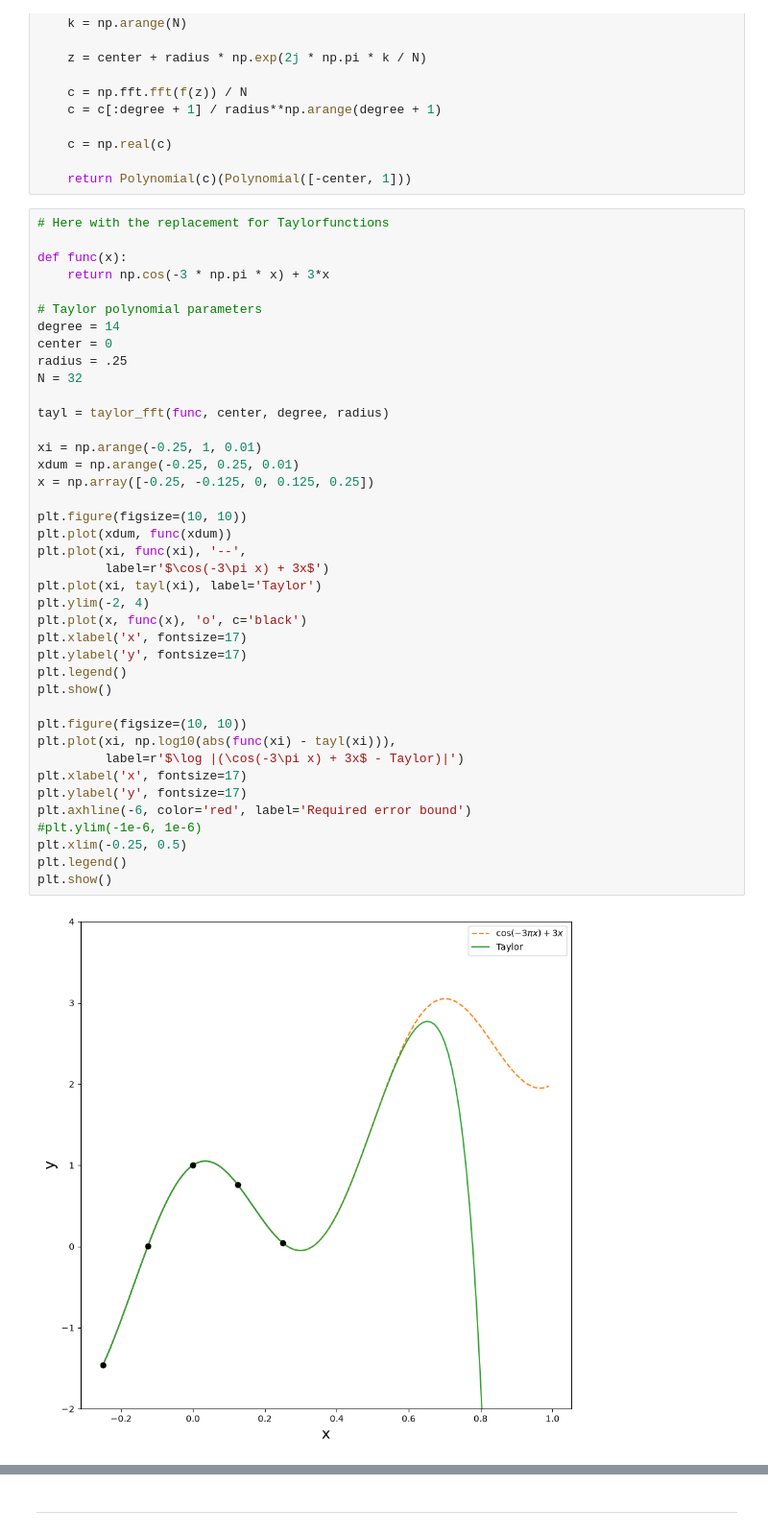
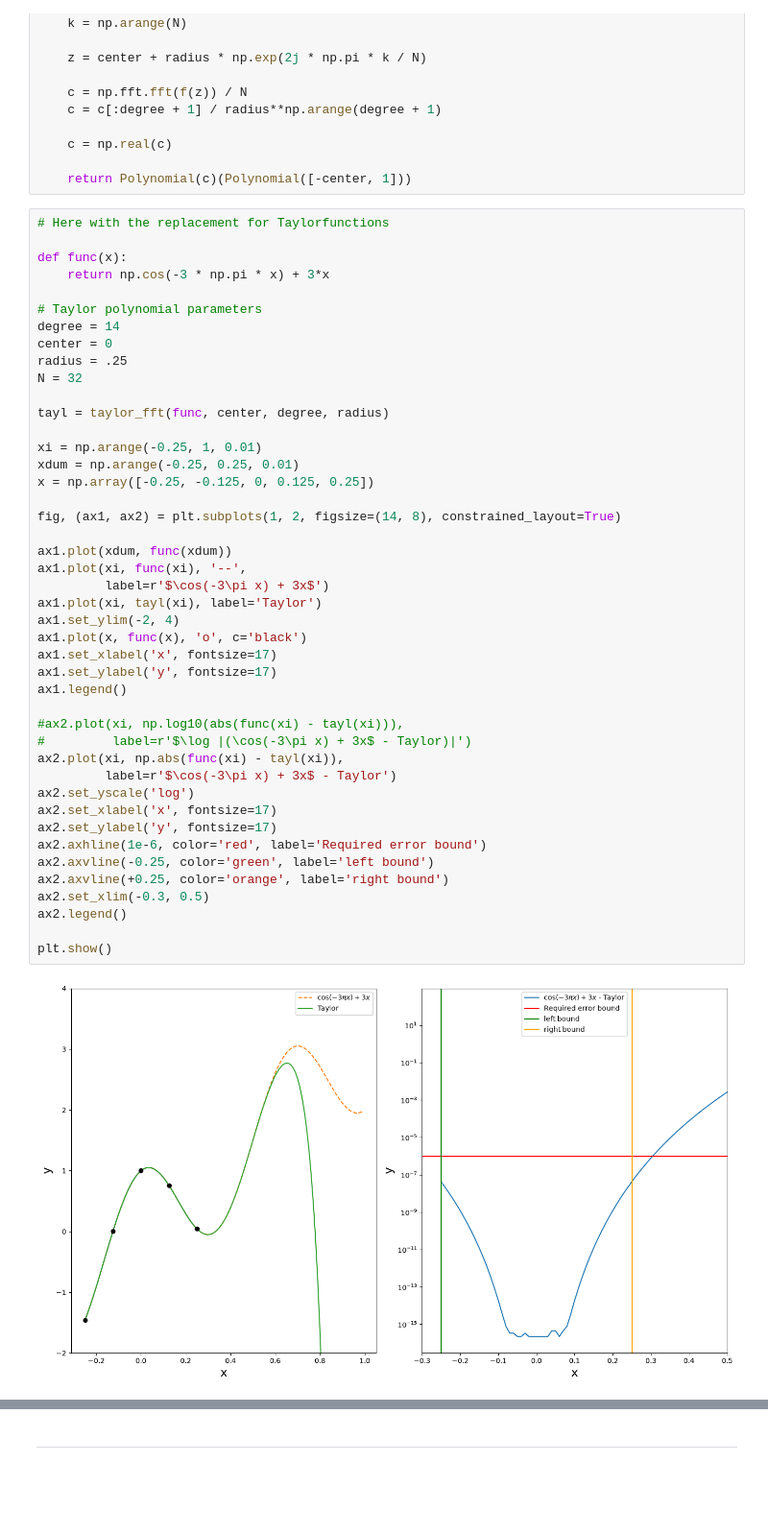
Before and after one commit to MarcusFri/NumAstro2026W_MarcusFrischherz_08225094, a Jupyter notebook: Exercise sheet_4.ipynb, the cells around one changed output, grey strips where cells are left out. Shown at 96% size. Saved outputs shown, nothing was run; the diff lists cells and outputs as text; blank space fills up the shorter version.

```diff
--- a/Exercise sheet_4.ipynb
+++ b/Exercise sheet_4.ipynb
@@ -191,42 +194,46 @@ def taylor_fft(f, center=0, degree=14, radius=0.5, N=64):
 # %%
 # Here with the replacement for Taylorfunctions
 
 def func(x):
     return np.cos(-3 * np.pi * x) + 3*x
 
 # Taylor polynomial parameters
 degree = 14
 center = 0
 radius = .25
 N = 32
 
 tayl = taylor_fft(func, center, degree, radius)
 
 xi = np.arange(-0.25, 1, 0.01)
 xdum = np.arange(-0.25, 0.25, 0.01)
 x = np.array([-0.25, -0.125, 0, 0.125, 0.25])
 
-plt.figure(figsize=(10, 10))
-plt.plot(xdum, func(xdum))
-plt.plot(xi, func(xi), '--',
+fig, (ax1, ax2) = plt.subplots(1, 2, figsize=(14, 8), constrained_layout=True)
+
+ax1.plot(xdum, func(xdum))
+ax1.plot(xi, func(xi), '--',
          label=r'$\cos(-3\pi x) + 3x$')
-plt.plot(xi, tayl(xi), label='Taylor')
-plt.ylim(-2, 4)
-plt.plot(x, func(x), 'o', c='black')
-plt.xlabel('x', fontsize=17)
-plt.ylabel('y', fontsize=17)
-plt.legend()
+ax1.plot(xi, tayl(xi), label='Taylor')
+ax1.set_ylim(-2, 4)
+ax1.plot(x, func(x), 'o', c='black')
+ax1.set_xlabel('x', fontsize=17)
+ax1.set_ylabel('y', fontsize=17)
+ax1.legend()
+
+#ax2.plot(xi, np.log10(abs(func(xi) - tayl(xi))),
+#         label=r'$\log |(\cos(-3\pi x) + 3x$ - Taylor)|')
+ax2.plot(xi, np.abs(func(xi) - tayl(xi)),
+         label=r'$\cos(-3\pi x) + 3x$ - Taylor')
+ax2.set_yscale('log')
+ax2.set_xlabel('x', fontsize=17)
+ax2.set_ylabel('y', fontsize=17)
+ax2.axhline(1e-6, color='red', label='Required error bound')
+ax2.axvline(-0.25, color='green', label='left bound')
+ax2.axvline(+0.25, color='orange', label='right bound')
+ax2.set_xlim(-0.3, 0.5)
+ax2.legend()
+
 plt.show()
-
-plt.figure(figsize=(10, 10))
-plt.plot(xi, np.log10(abs(func(xi) - tayl(xi))),
-         label=r'$\log |(\cos(-3\pi x) + 3x$ - Taylor)|')
-plt.xlabel('x', fontsize=17)
-plt.ylabel('y', fontsize=17)
-plt.axhline(-6, color='red', label='Required error bound')
-#plt.ylim(-1e-6, 1e-6)
-plt.xlim(-0.25, 0.5)
-plt.legend()
-plt.show()
 # %% [output]
-[figure, old version]
+[figure, new version]
```
Also changed, not shown: parts of 2 cells of this notebook.
